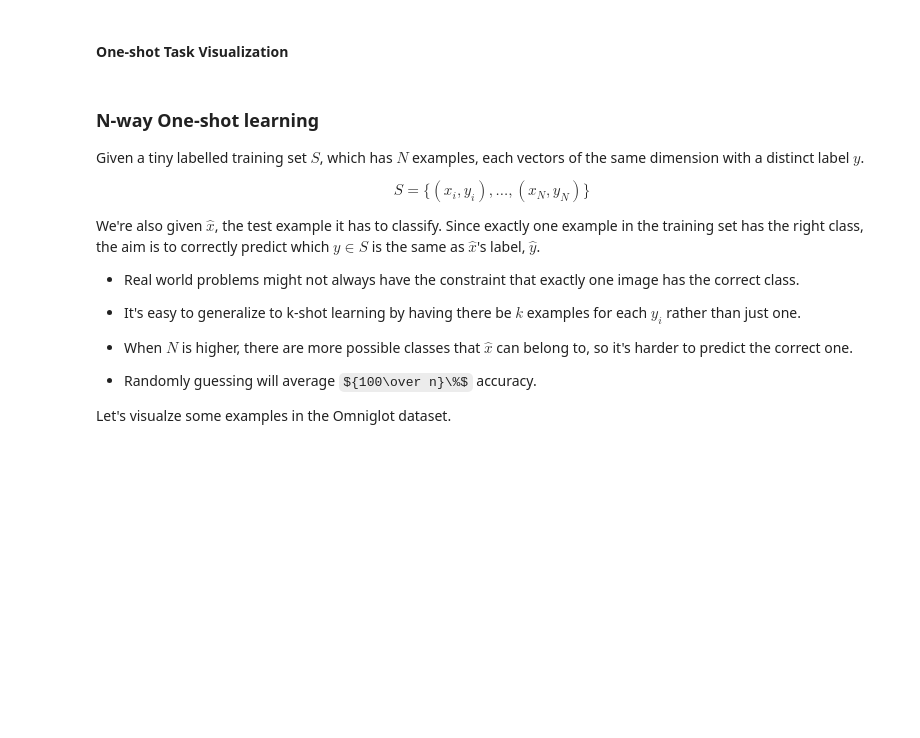
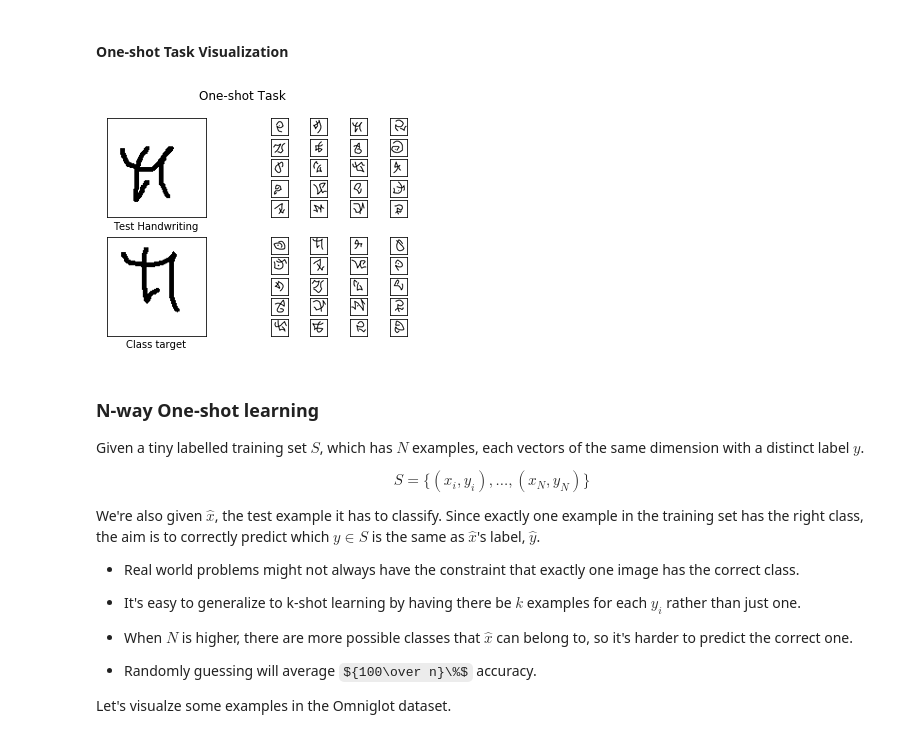
Before and after one commit to victor-iyi/few-shot-learning, a Jupyter notebook: one-shot.ipynb, the cells around one changed output. Drawn from its saved outputs; the diff is of its cells as text; code cells hidden in the pictures; some formulas as TeX source; blank space fills up the shorter version.

Commit message:
Visualizing one-shot task

```diff
--- a/one-shot.ipynb
+++ b/one-shot.ipynb
@@ -168,5 +177,9 @@ Already extracted to datasets/extracted/images_evaluation
 # %% [markdown]
 #### One-shot Task Visualization
+# %%
+omniglot.Visualize.runs(directory=os.path.join(all_runs_dir, 'run01'), index=2, title='One-shot Task')
+# %% [output]
+[figure, added]
 # %%
 # # Data directory.
 # data_dir = omniglot.data_dir
```
Also changed, not shown: parts of 2 cells of this notebook, 2 other files.
